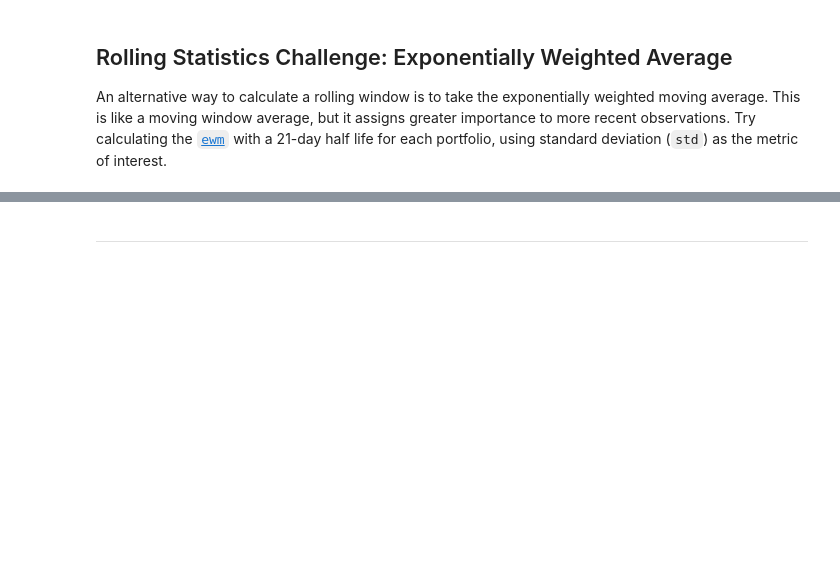
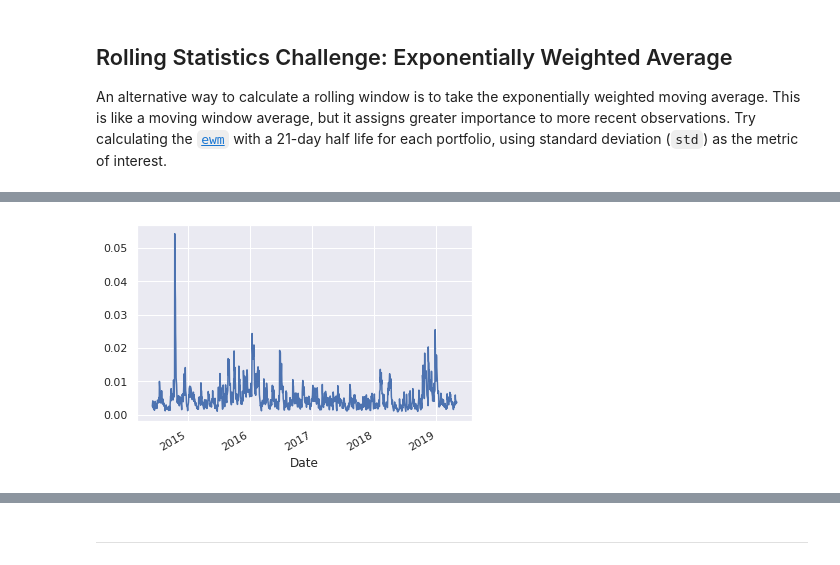
Before and after one commit to gadam/fintech_assessment_03, a Jupyter notebook: whale_analysis.ipynb, the cells around one changed output, grey strips where cells are left out. Cells and saved outputs as stored; diff of their text form; code cells hidden in the pictures; blank space fills up the shorter version.

```diff
--- a/whale_analysis.ipynb
+++ b/whale_analysis.ipynb
@@ -551,0 +566,4 @@ An alternative way to calculate a rolling window is to take the exponentially we
+# %%
+# Use `ewm` to calculate the rolling window for the algo portfolio using standard deviation
+algo_ewm = algo_weighted_returns.ewm(halflife="21 days", times=pd.DatetimeIndex(algo_weighted_returns)).std()
+algo_ewm.head()
@@ -551,0 +578,4 @@ An alternative way to calculate a rolling window is to take the exponentially we
+# %%
+algo_ewm_chart = algo_ewm.plot()
+# %% [output]
+[figure, added]
```
Also changed, not shown: parts of 6 cells of this notebook.
